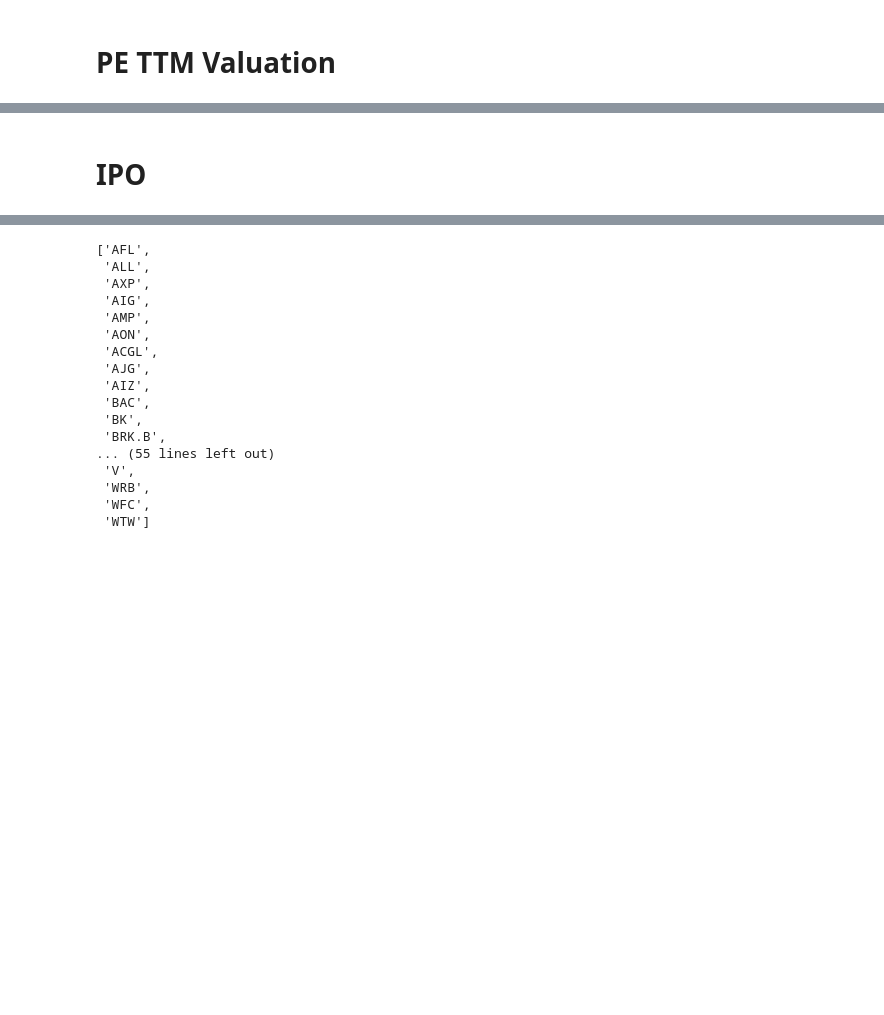
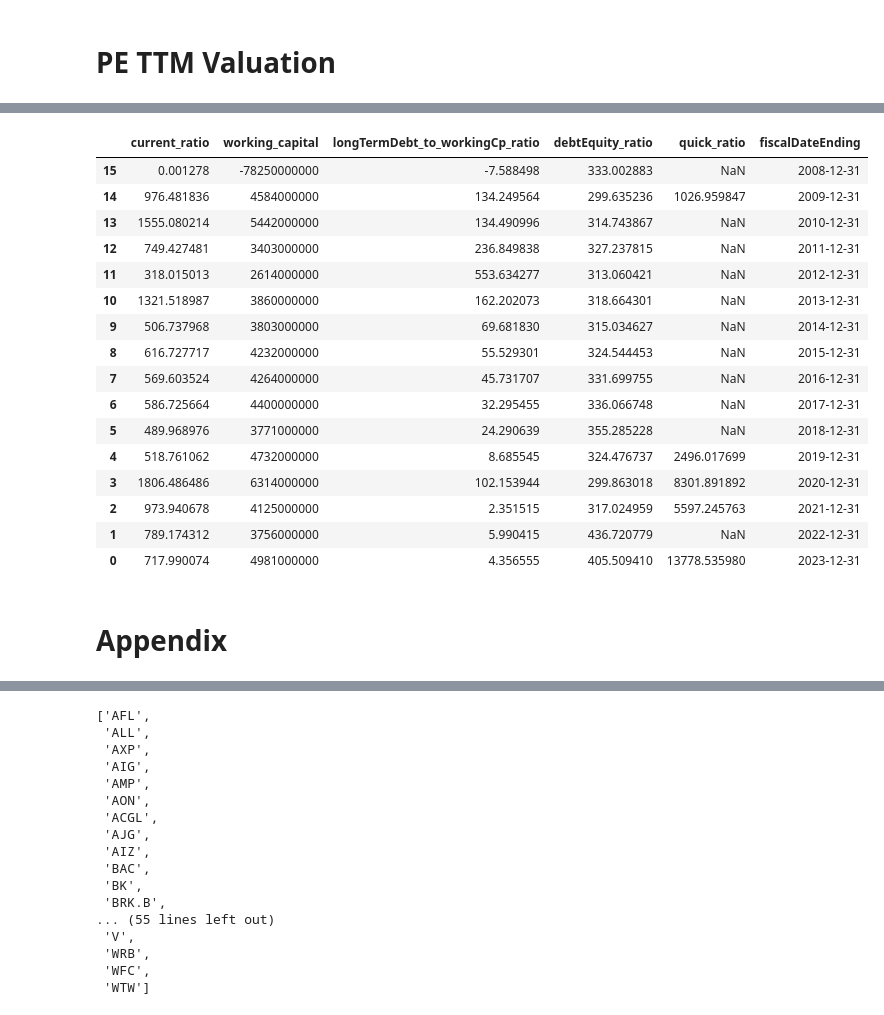
Before and after one commit to tangj310/Inv_equity, a Jupyter notebook: 03_PE_TTM_valuation/PE_TTM_valuation_01.ipynb, the cells around one changed output, grey strips where cells are left out. Saved outputs shown, nothing was run; the diff lists cells and outputs as text; code cells hidden in the pictures; blank space fills up the shorter version.

```diff
--- a/03_PE_TTM_valuation/PE_TTM_valuation_01.ipynb
+++ b/03_PE_TTM_valuation/PE_TTM_valuation_01.ipynb
@@ -471,0 +437,3 @@ US_T_10yrs_YTM
+# %%
+for key, value in ticker_dict.items():
+    print(key, value)
@@ -533,37 +562,0 @@ for key, value in data.items():
-# %%
-import requests
-
-# replace the "demo" apikey below with your own key from https://www.alphavantage.co/support/#api-key
-url = f'https://www.alphavantage.co/query?function=BALANCE_SHEET&symbol=GOOG&apikey={alpha_vantage_api_key}'
-r = requests.get(url)
-data = r.json()
-
-for key, value in data.items():
-    print(key, value)
-
-    if key == 'annualReports':
-        annual_balancesheet_df = pd.DataFrame(value).drop(['reportedCurrency'], axis=1)
-        annual_balancesheet_df = annual_balancesheet_df.sort_values('fiscalDateEnding', ascending=True)
-
-        for column in annual_balancesheet_df.columns[1:]:  # Exclude the 'fiscalDateEnding' column
-            annual_balancesheet_df[column] = pd.to_numeric(annual_balancesheet_df[column], errors='coerce')
-
-        annual_balancesheet_df['current_ratio'] = (annual_balancesheet_df['totalCurrentAssets'] / annual_balancesheet_df['totalCurrentLiabilities']) * 100
-        annual_balancesheet_df['working_capital'] = annual_balancesheet_df['totalCurrentAssets'] - annual_balancesheet_df['totalCurrentLiabilities']
-        annual_balancesheet_df['longTermDebt_to_workingCp_ratio'] = (annual_balancesheet_df['longTermDebt'] / annual_balancesheet_df['working_capital']) * 100
-        annual_balancesheet_df['debtEquity_ratio'] = (annual_balancesheet_df['totalLiabilities'] / annual_balancesheet_df['totalShareholderEquity']) * 100
-
-        annaul_balancesheet_ratio_cols = [
-            'current_ratio'
-            ,'working_capital'
-            ,'longTermDebt_to_workingCp_ratio'
-            ,'debtEquity_ratio'
-        ]
-
-
-    if key == 'quarterlyReports':
-        qtr_balancesheet_df = pd.DataFrame(value).drop(['reportedCurrency'], axis=1)
-        qtr_balancesheet_df = qtr_balancesheet_df.sort_values('fiscalDateEnding', ascending=True)
-
-        for column in qtr_balancesheet_df.columns[1:]:  # Exclude the 'fiscalDateEnding' column
-            qtr_balancesheet_df[column] = pd.to_numeric(qtr_balancesheet_df[column], errors='coerce')
@@ -574 +582,22 @@ quarterlyReports [{'fiscalDateEnding': '2024-06-30', 'reportedCurrency': 'USD',
+# %%
+# not accurate, cannot be used
+annual_balancesheet_df[balancesheet_ratio_cols + ['fiscalDateEnding']]
+# %% [output]
+|  | current_ratio | working_capital | longTermDebt_to_workingCp_ratio | debtEquity_ratio | quick_ratio | fiscalDateEnding |
+| 15 | 0.001278 | -78250000000 | -7.588498 | 333.002883 | NaN | 2008-12-31 |
+| 14 | 976.481836 | 4584000000 | 134.249564 | 299.635236 | 1026.959847 | 2009-12-31 |
+| 13 | 1555.080214 | 5442000000 | 134.490996 | 314.743867 | NaN | 2010-12-31 |
+| 12 | 749.427481 | 3403000000 | 236.849838 | 327.237815 | NaN | 2011-12-31 |
+| 11 | 318.015013 | 2614000000 | 553.634277 | 313.060421 | NaN | 2012-12-31 |
+| 10 | 1321.518987 | 3860000000 | 162.202073 | 318.664301 | NaN | 2013-12-31 |
+| 9 | 506.737968 | 3803000000 | 69.681830 | 315.034627 | NaN | 2014-12-31 |
+| 8 | 616.727717 | 4232000000 | 55.529301 | 324.544453 | NaN | 2015-12-31 |
+| 7 | 569.603524 | 4264000000 | 45.731707 | 331.699755 | NaN | 2016-12-31 |
+| 6 | 586.725664 | 4400000000 | 32.295455 | 336.066748 | NaN | 2017-12-31 |
+| 5 | 489.968976 | 3771000000 | 24.290639 | 355.285228 | NaN | 2018-12-31 |
+| 4 | 518.761062 | 4732000000 | 8.685545 | 324.476737 | 2496.017699 | 2019-12-31 |
+| 3 | 1806.486486 | 6314000000 | 102.153944 | 299.863018 | 8301.891892 | 2020-12-31 |
+| 2 | 973.940678 | 4125000000 | 2.351515 | 317.024959 | 5597.245763 | 2021-12-31 |
+| 1 | 789.174312 | 3756000000 | 5.990415 | 436.720779 | NaN | 2022-12-31 |
+| 0 | 717.990074 | 4981000000 | 4.356555 | 405.509410 | 13778.535980 | 2023-12-31 |
 # %%
@@ -582,2 +611,2 @@ for column in qtr_income_QoQ_metric_cols:
 # %% [markdown]
-# IPO
+# Appendix
```
Also changed, not shown: parts of 12 cells of this notebook.
